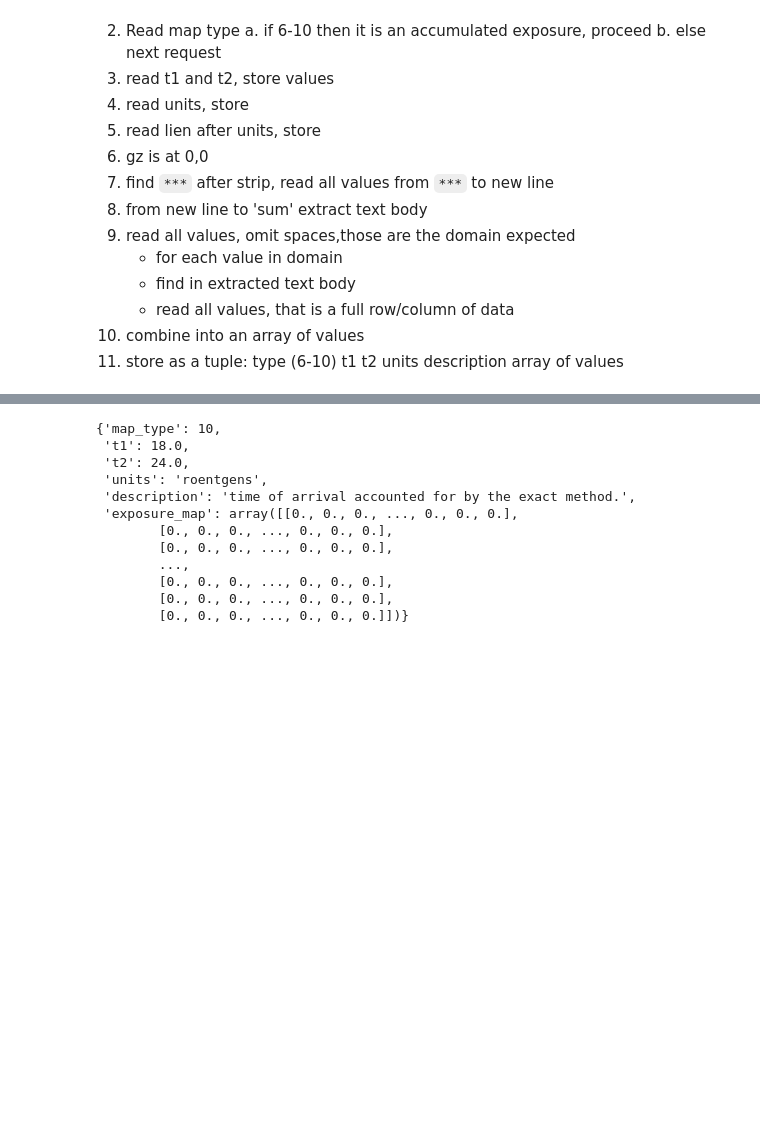
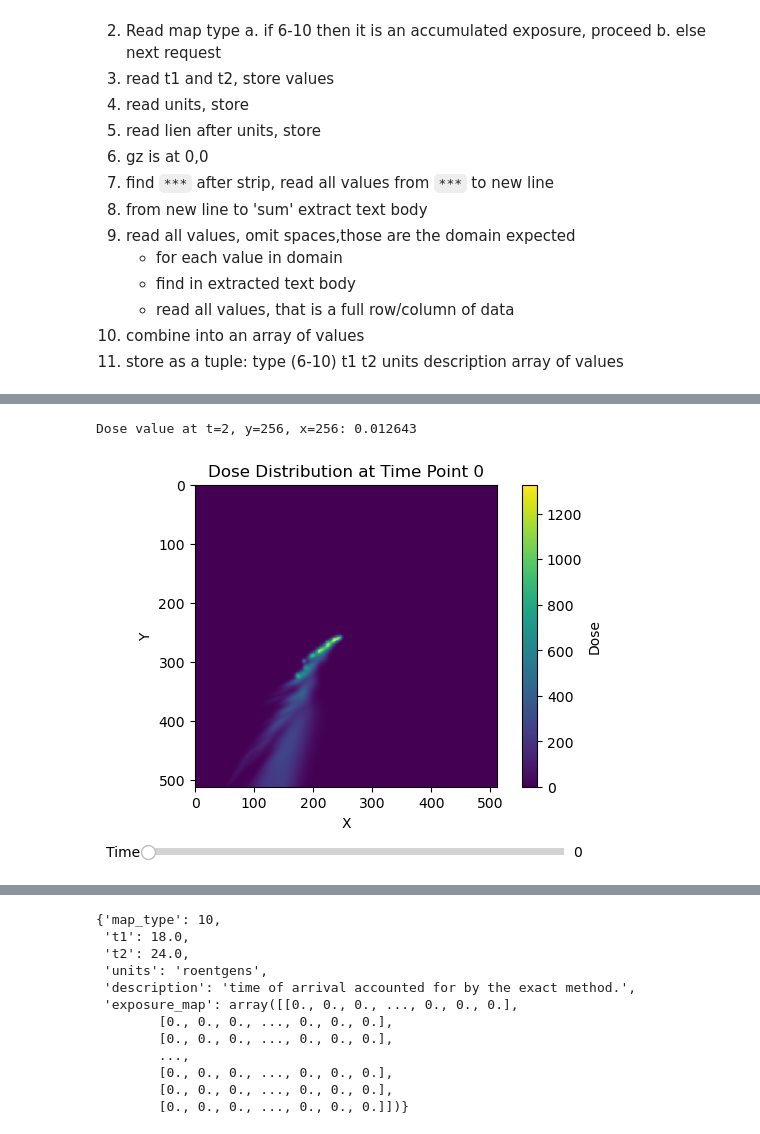
Before and after one commit to davidfobar/SCRAM, a Jupyter notebook: run_delfic_scripting.ipynb, the cells around one changed output, grey strips where cells are left out. Drawn from its saved outputs; the diff is of its cells as text; code cells hidden in the pictures; blank space fills up the shorter version.

```diff
--- a/run_delfic_scripting.ipynb
+++ b/run_delfic_scripting.ipynb
@@ -643,10 +915,10 @@ class DELFIC_Input:
 - Then you can edit other parameters
 - Make sure you run the class above or this won't work
 # %%
-#delfic_path = r'"C:\Users\kev\Fallout Planning Tool\fpdriver.bat"' #path to delfic executable
-delfic_path = r'/usr/local/fptool-1.8.5rc1/fpdriver'
-#output_folder = r"C:\Users\kev\documents\DELFIC"                #folder to save output files, class will make subfolders in this
-output_folder = r'/home/dave/SCRAM/delfic_test'
+delfic_path = r'C:\Users\kev\Fallout Planning Tool' #path to fallout planning tool base folder
+#delfic_path = r'/usr/local/fptool-1.8.5rc1'
+output_folder = r'C:\Users\kev\documents\DELFIC'                #folder to save output files, class will make subfolders in this'
+#output_folder = r'/home/dave/SCRAM/delfic_test'
 blast_yield = 100.0             #kilotons
 burst_height = 6.0              #meters
 fission_type='u235fi'           #fission type, u235fi or u238fi (others available too, check DELFIC)
@@ -654,7 +926,7 @@ surface_wind_speed=5            #m/s
 surface_wind_direction=90.0     #degrees from north
 surface_temp=15.0               #celsius
 winds_aloft_max=40              #m/s
-boundary_alt = 5500             #meters, altitude where winds stop changing
+boundary_alt = 5500.0            #meters, altitude where winds stop changing
 max_alt=20000                   #meters, maximum altitude to calculate wind/temp data for DELFIC
 gz_lat=37.131468                #latitude of ground zero
 gz_long=-116.039424             #longitude of ground zero
@@ -957,3 +1295,5 @@ extract_images_from_kmz(kmz_path, img_path)
     units
     description
     array of values
+# %%
+input.run_delfic_fast()
@@ -1116,0 +1394,45 @@ Average exposure: 0.6800530650711442
+# %%
+exp_array_3d.shape
+print("Dose value at t=2, y=256, x=256:", exp_array_3d[1, 256,256])
+# %% [output]
+Dose value at t=2, y=256, x=256: 0.012643
+# %%
+import numpy as np
+import matplotlib.pyplot as plt
+from matplotlib.widgets import Slider
+def plot_dose(dose_array, time_point):
+    plt.imshow(dose_array, cmap='viridis', interpolation='nearest')
+    plt.colorbar(label='Dose')
+    plt.title(f'Dose Distribution at Time Point {time_point}')
+    plt.xlabel('X')
+    plt.ylabel('Y')
+    plt.show()
+# Create a figure and axis for the plot
+fig, ax = plt.subplots()
+plt.subplots_adjust(bottom=0.25)
+
+# Initial plot
+time_point = 0
+dose_plot = ax.imshow(exp_array_3d[time_point], cmap='viridis', interpolation='nearest')
+plt.colorbar(dose_plot, ax=ax, label='Dose')
+ax.set_title(f'Dose Distribution at Time Point {time_point}')
+ax.set_xlabel('X')
+ax.set_ylabel('Y')
+
+# Create a slider axis and slider
+ax_time = plt.axes([0.2, 0.1, 0.65, 0.03])
+slider_time = Slider(ax=ax_time, label='Time', valmin=0, valmax=exp_array_3d.shape[0] - 1, valinit=time_point, valstep=1)
+
+# Update function to be called when the slider value changes
+def update(val):
+    time_point = int(slider_time.val)
+    dose_plot.set_data(exp_array_3d[time_point])
+    ax.set_title(f'Dose Distribution at Time Point {time_point}')
+    fig.canvas.draw_idle()
+
+# Connect the slider to the update function
+slider_time.on_changed(update)
+
+plt.show()
+# %% [output]
+[figure, added]
```
Also changed, not shown: parts of 15 cells of this notebook.
